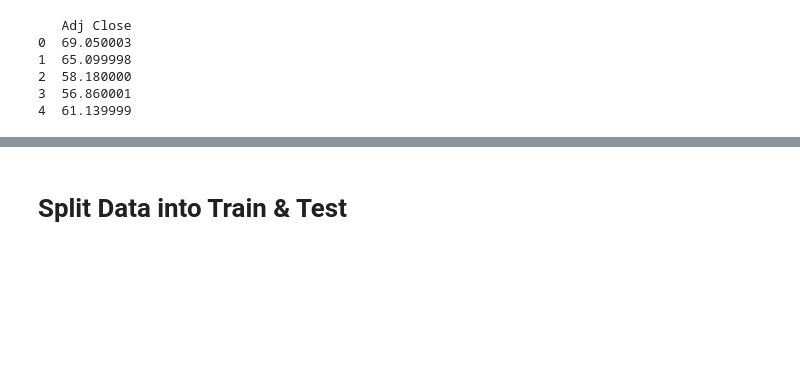
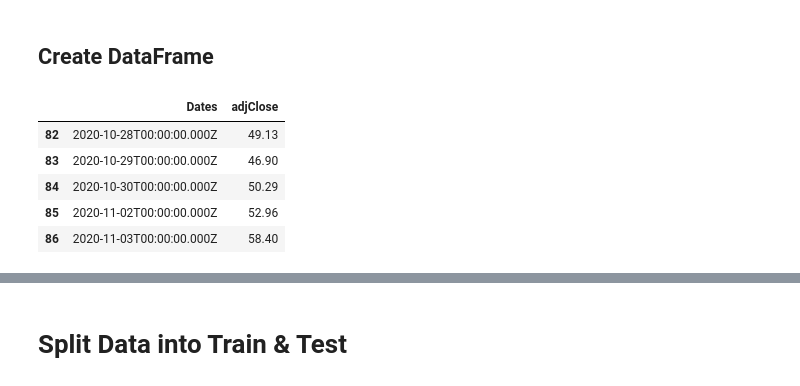
Before and after one commit to Andre-Williams22/Time-Series-Analysis, a Jupyter notebook: Jupyter-Notebooks/Regression Techniques Stock Prediction.ipynb, the cells around one changed output, grey strips where cells are left out. Cells and saved outputs as stored; diff of their text form; code cells hidden in the pictures; blank space fills up the shorter version.

```diff
--- a/Jupyter-Notebooks/Regression Techniques Stock Prediction.ipynb
+++ b/Jupyter-Notebooks/Regression Techniques Stock Prediction.ipynb
@@ -9,3 +9,0 @@ from sklearn.model_selection import train_test_split
-# %%
-df = pd.read_csv('Data/LMND.csv')
-df.tail()
@@ -18,0 +50,4 @@ df.tail()
+# %%
+data_response = get_stock_data('LMND', '2020-06-01', '2020-11-03')
+# print(data_response.url)
+print(data_response.json())
@@ -19,12 +56,51 @@ df.tail()
+# %%
+def create_datasets(ticker, start_date, end_date):
+    json_data = data_response.json()
+
+    dates = []
+    highs = []
+    lows = []
+    opens = []
+    closes = []
+    vols = []
+
+    for json_object in json_data:
+        date = json_object['date']
+        high = json_object['high']
+        low = json_object['low']
+        opened = json_object['open']
+        close = json_object['adjClose']
+        vol = json_object['volume']
+
+        dates.append(date)
+        highs.append(high)
+        lows.append(low)
+        opens.append(opened)
+        closes.append(close)
+        vols.append(vol)
+
+
+    df = pd.DataFrame(list(zip(dates, closes)), columns=['Dates', 'adjClose'])
+
+    return df
 # %%
-# Get the Adjusted Close Price
-df = df[['Adj Close']]
-# Take a look at the new data
-print(df.head())
+# df = pd.read_csv('Data/LMND.csv')
+# df.tail()
+# # Get the Adjusted Close Price
+# df = df[['Adj Close']]
+# # Take a look at the new data
+# print(df.head())
-# %% [output]
-   Adj Close
-0  69.050003
-1  65.099998
-2  58.180000
-3  56.860001
-4  61.139999
+# %% [markdown]
+## Create DataFrame
+# %%
+df = create_datasets('LMND', '2020-06-01', '2020-11-03')
+#x_test, y_test = create_datasets('LMND', '2020-06-01', '2020-10-31')
+
+df.tail()
+# %% [output]
+|  | Dates | adjClose |
+| 82 | 2020-10-28T00:00:00.000Z | 49.13 |
+| 83 | 2020-10-29T00:00:00.000Z | 46.90 |
+| 84 | 2020-10-30T00:00:00.000Z | 50.29 |
+| 85 | 2020-11-02T00:00:00.000Z | 52.96 |
+| 86 | 2020-11-03T00:00:00.000Z | 58.40 |
```
Also changed, not shown: parts of 21 cells of this notebook, 2 other files.
